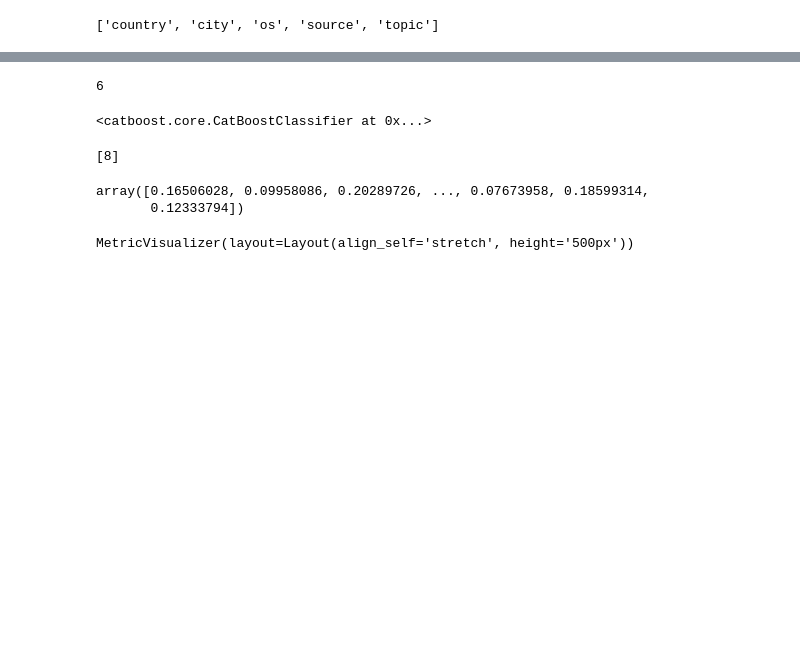
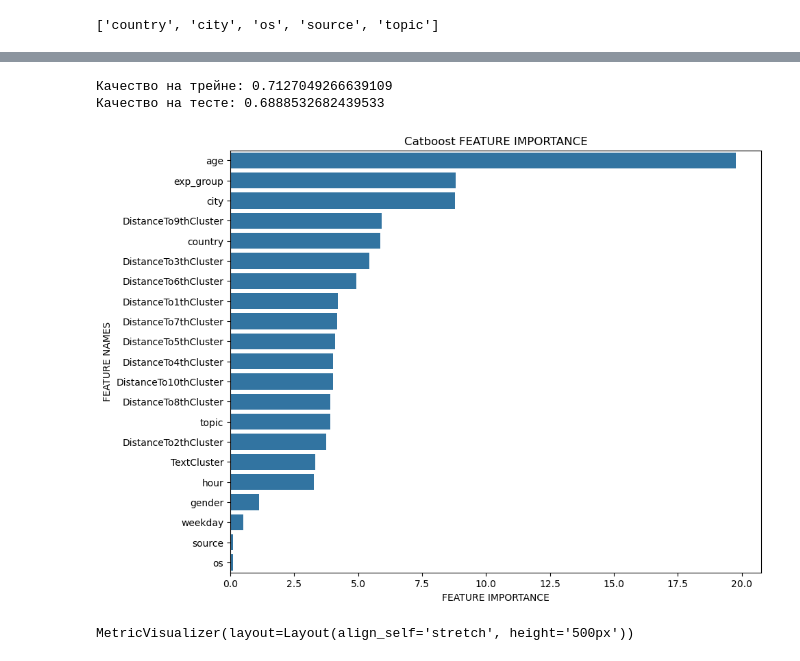
Before and after one commit to dtrubitsin/post_recommendation, a Jupyter notebook: FP_feachures.ipynb, the cells around one changed output, grey strips where cells are left out. Cells and saved outputs as stored; diff of their text form; code cells hidden in the pictures; blank space fills up the shorter version.

```diff
--- a/FP_feachures.ipynb
+++ b/FP_feachures.ipynb
@@ -299,2 +363,0 @@ post_text_df.head()
-# %%
-post_text_df.drop('text', axis=1, inplace=True)
@@ -410,4 +399,0 @@ data
-# %%
-data['weekday'] = data.timestamp.dt.weekday
-data['hour'] = data.timestamp.dt.hour
-data.head()
@@ -446,0 +424,12 @@ X_train
+# %%
+# Синхронизация порядка колонок с эндпоинтом
+cols_ = [
+    'topic', 'TextCluster', 'DistanceTo1thCluster', 'DistanceTo2thCluster',
+       'DistanceTo3thCluster', 'DistanceTo4thCluster', 'DistanceTo5thCluster',
+       'DistanceTo6thCluster', 'DistanceTo7thCluster', 'DistanceTo8thCluster',
+       'DistanceTo9thCluster', 'DistanceTo10thCluster', 'gender', 'age',
+       'country', 'city', 'exp_group', 'os', 'source', 'weekday', 'hour'
+]
+
+X_train = X_train[cols_]
+X_test = X_test[cols_]
@@ -450,7 +441,7 @@ X_train
 from catboost import CatBoostClassifier
 from sklearn.model_selection import ShuffleSplit
 # %%
-cat_feachures = list(X.select_dtypes(include=object).columns)
+cat_feachures = list(X_train.select_dtypes(include=object).columns)
 
 cat_feachures
 # %% [output]
@@ -499,23 +474,43 @@ array([ 1.20780122, 15.75187701,  2.4310994 , 11.32831928,  7.66189316,
-# %%
-np.argmin(model.feature_importances_)
-# %% [output]
-6
-# %%
-new_model = CatBoostClassifier().load_model('/Users/dmitry/Documents/code/Start_ML/module_2/final_project/model/catboost_5')
-new_model
-# %% [output]
-<catboost.core.CatBoostClassifier at 0x...>
-# %%
-new_model.get_cat_feature_indices()
-new_model.get_embedding_feature_indices()
-# %% [output]
-[8]
-# %%
-probabilities = model.predict_proba(X_test)[:, 1]
-probabilities
-# %% [output]
-array([0.16506028, 0.09958086, 0.20289726, ..., 0.07673958, 0.18599314,
-       0.12333794])
+# %%
+from sklearn.metrics import roc_auc_score
+
+print(f"Качество на трейне: {roc_auc_score(y_train, model.predict_proba(X_train)[:, 1])}")
+print(f"Качество на тесте: {roc_auc_score(y_test, model.predict_proba(X_test)[:, 1])}")
+# %% [output]
+Качество на трейне: 0.7127049266639109
+Качество на тесте: 0.6888532682439533
+# %%
+### Из любопытства посмотрим на feature_importance
+
+import seaborn as sns
+import numpy as np
+import matplotlib.pyplot as plt
+
+def plot_feature_importance(importance,names,model_type):
+
+    #Create arrays from feature importance and feature names
+    feature_importance = np.array(importance)
+    feature_names = np.array(names)
+
+    #Create a DataFrame using a Dictionary
+    data={'feature_names':feature_names,'feature_importance':feature_importance}
+    fi_df = pd.DataFrame(data)
+
+    #Sort the DataFrame in order decreasing feature importance
+    fi_df.sort_values(by=['feature_importance'], ascending=False,inplace=True)
+
+    #Define size of bar plot
+    plt.figure(figsize=(10,8))
+    #Plot Searborn bar chart
+    sns.barplot(x=fi_df['feature_importance'], y=fi_df['feature_names'])
+    #Add chart labels
+    plt.title(model_type + ' FEATURE IMPORTANCE')
+    plt.xlabel('FEATURE IMPORTANCE')
+    plt.ylabel('FEATURE NAMES')
+
+plot_feature_importance(model.feature_importances_,X_train.columns,'Catboost')
+# %% [output]
+[figure, added]
 # %%
 model = CatBoostClassifier(random_state=8, cat_features=cat_feachures, verbose=50, early_stopping_rounds=50, custom_loss='AUC')
 param_grid = {
```
Also changed, not shown: parts of 64 cells of this notebook, 5 other files.
